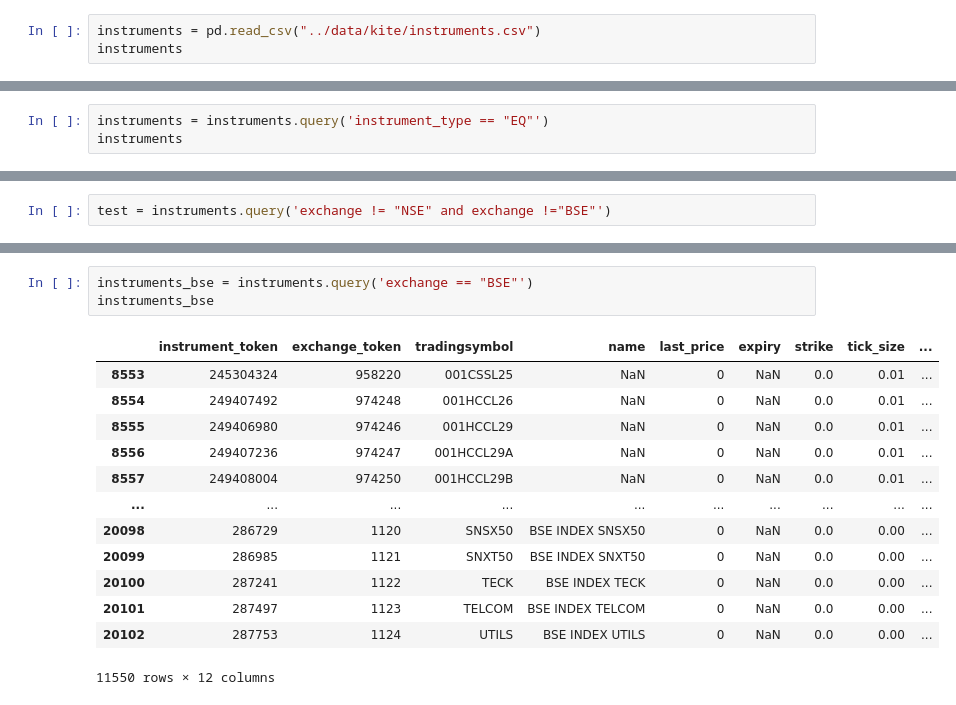
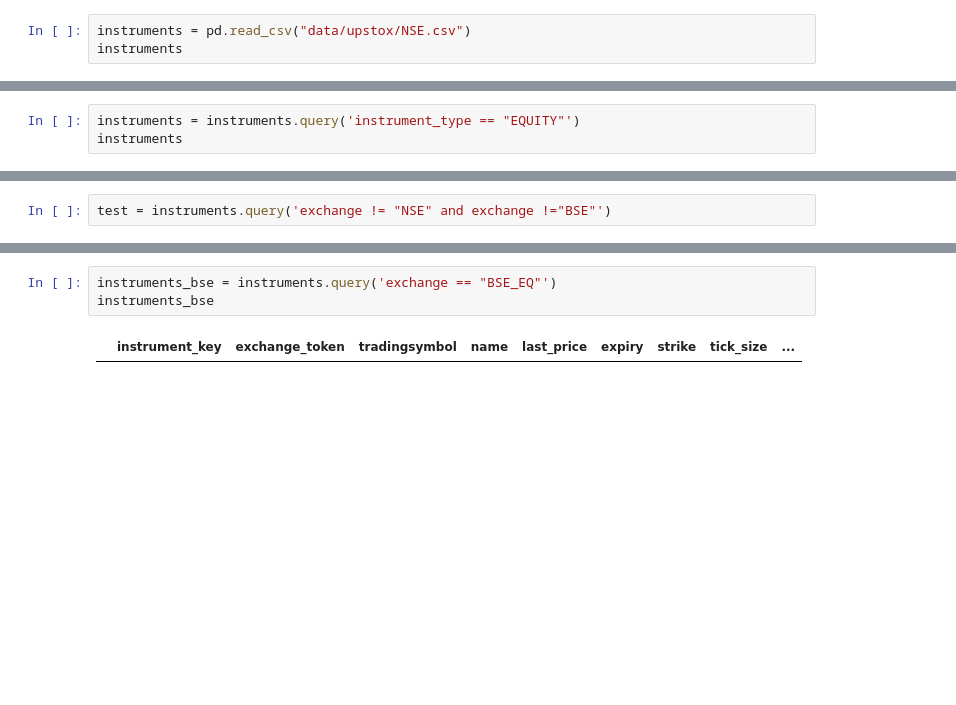
Before and after one commit to pagar22/laxmi-chit-fund, a Jupyter notebook: notebooks/instruments.ipynb, the cells around one changed output, grey strips where cells are left out. Drawn from its saved outputs; the diff is of its cells as text; blank space fills up the shorter version.

```diff
--- a/notebooks/instruments.ipynb
+++ b/notebooks/instruments.ipynb
@@ -3,4 +11,4 @@ import pandas as pd
 # %%
-instruments = pd.read_csv("../data/kite/instruments.csv")
+instruments = pd.read_csv("data/upstox/NSE.csv")
 instruments
 # %% [output]
@@ -20,4 +28,4 @@ instruments
 # %%
-instruments = instruments.query('instrument_type == "EQ"')
+instruments = instruments.query('instrument_type == "EQUITY"')
 instruments
 # %% [output]
@@ -58,18 +63,6 @@ test
 # %%
-instruments_bse = instruments.query('exchange == "BSE"')
+instruments_bse = instruments.query('exchange == "BSE_EQ"')
 instruments_bse
 # %% [output]
-|  | instrument_token | exchange_token | tradingsymbol | name | last_price | expiry | strike | tick_size | ... |
-| 8553 | 245304324 | 958220 | 001CSSL25 | NaN | 0 | NaN | 0.0 | 0.01 | ... |
-| 8554 | 249407492 | 974248 | 001HCCL26 | NaN | 0 | NaN | 0.0 | 0.01 | ... |
-| 8555 | 249406980 | 974246 | 001HCCL29 | NaN | 0 | NaN | 0.0 | 0.01 | ... |
-| 8556 | 249407236 | 974247 | 001HCCL29A | NaN | 0 | NaN | 0.0 | 0.01 | ... |
-| 8557 | 249408004 | 974250 | 001HCCL29B | NaN | 0 | NaN | 0.0 | 0.01 | ... |
-| ... | ... | ... | ... | ... | ... | ... | ... | ... | ... |
-| 20098 | 286729 | 1120 | SNSX50 | BSE INDEX SNSX50 | 0 | NaN | 0.0 | 0.00 | ... |
-| 20099 | 286985 | 1121 | SNXT50 | BSE INDEX SNXT50 | 0 | NaN | 0.0 | 0.00 | ... |
-| 20100 | 287241 | 1122 | TECK | BSE INDEX TECK | 0 | NaN | 0.0 | 0.00 | ... |
-| 20101 | 287497 | 1123 | TELCOM | BSE INDEX TELCOM | 0 | NaN | 0.0 | 0.00 | ... |
-| 20102 | 287753 | 1124 | UTILS | BSE INDEX UTILS | 0 | NaN | 0.0 | 0.00 | ... |
+|  | instrument_key | exchange_token | tradingsymbol | name | last_price | expiry | strike | tick_size | ... |
-11550 rows × 12 columns
 # %%
```
Also changed, not shown: parts of 6 cells of this notebook, 8 other files.
